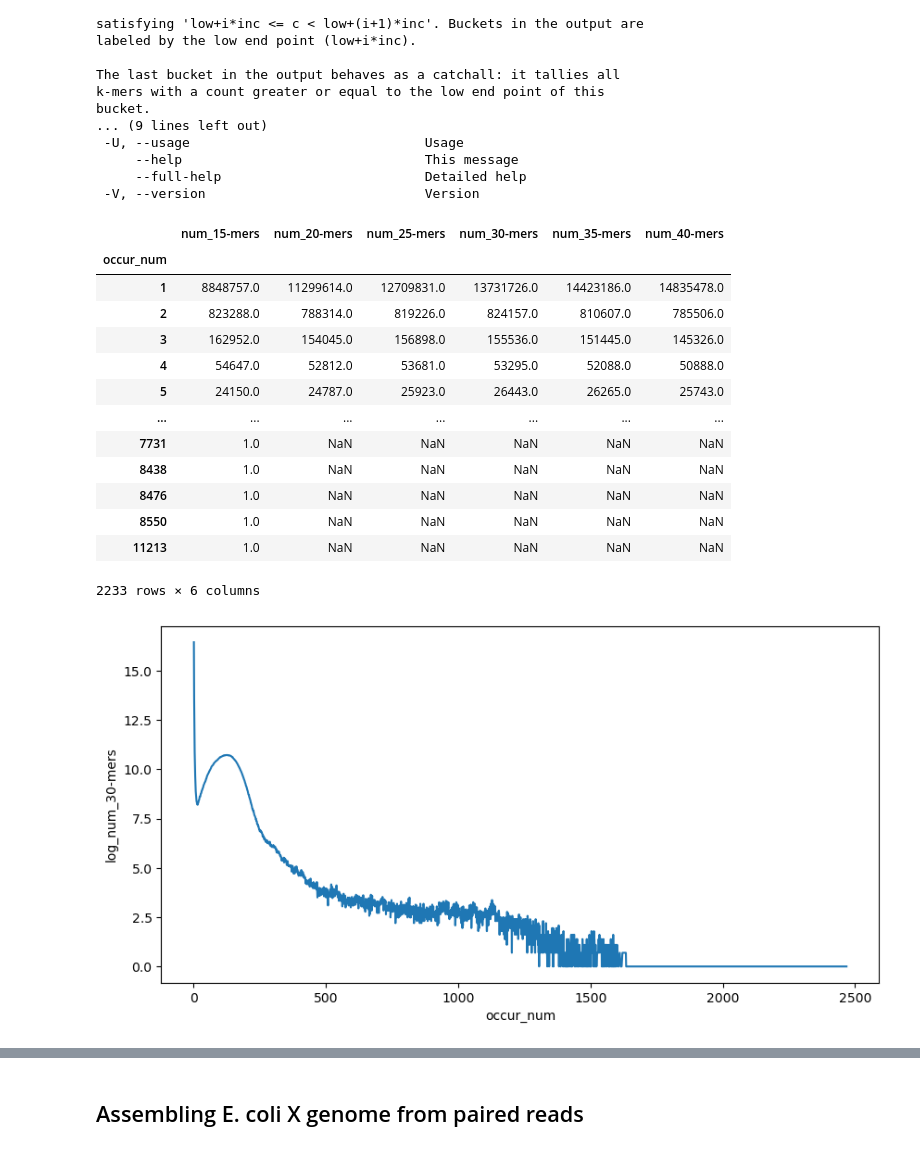
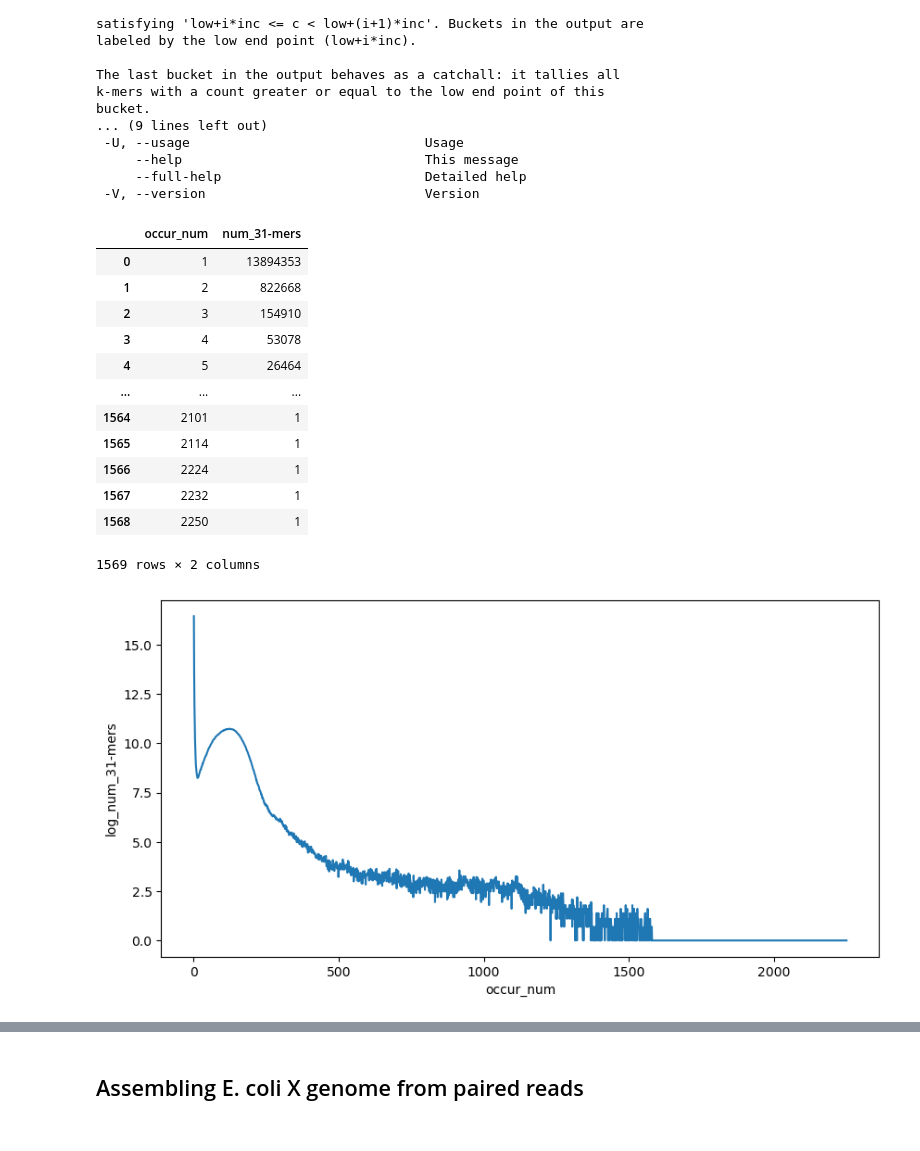
Before and after one commit to Nik9kin/workshopsBI, a Jupyter notebook: Project3/Lab_Notebook.ipynb, the cells around one changed output, grey strips where cells are left out. Drawn from its saved outputs; the diff is of its cells as text; code cells hidden in the pictures.

```diff
--- a/Project3/Lab_Notebook.ipynb
+++ b/Project3/Lab_Notebook.ipynb
@@ -144,31 +134,26 @@ bucket.
 # %%
 import numpy as np
 import pandas as pd
 import seaborn as sns
 import matplotlib.pyplot as plt
 
-df = {}
-for i in np.arange(15, 45, 5):
-    df[i] = pd.read_csv(f"jellyfish_analysis/plot_{i}.csv", sep=' ', names=["occur_num", f"num_{i}-mers"])
-    df[i].index = df[i]["occur_num"]
-    df[i].drop(columns=["occur_num"], inplace=True)
+df = pd.read_csv("jellyfish_analysis/plot_31.csv", sep=' ', names=["occur_num", "num_31-mers"])
+# df.index = df["occur_num"]
+# df.drop(columns=["occur_num"], inplace=True)
 
-dfs = pd.concat(df.values(), axis=1)
-dfs.sort_values("occur_num", inplace=True)
-dfs
+df
 # %% [output]
-|  | num_15-mers | num_20-mers | num_25-mers | num_30-mers | num_35-mers | num_40-mers |
-| occur_num |  |  |  |  |  |  |
-| 1 | 8848757.0 | 11299614.0 | 12709831.0 | 13731726.0 | 14423186.0 | 14835478.0 |
-| 2 | 823288.0 | 788314.0 | 819226.0 | 824157.0 | 810607.0 | 785506.0 |
-| 3 | 162952.0 | 154045.0 | 156898.0 | 155536.0 | 151445.0 | 145326.0 |
-| 4 | 54647.0 | 52812.0 | 53681.0 | 53295.0 | 52088.0 | 50888.0 |
-| 5 | 24150.0 | 24787.0 | 25923.0 | 26443.0 | 26265.0 | 25743.0 |
-| ... | ... | ... | ... | ... | ... | ... |
-| 7731 | 1.0 | NaN | NaN | NaN | NaN | NaN |
-| 8438 | 1.0 | NaN | NaN | NaN | NaN | NaN |
-| 8476 | 1.0 | NaN | NaN | NaN | NaN | NaN |
-| 8550 | 1.0 | NaN | NaN | NaN | NaN | NaN |
-| 11213 | 1.0 | NaN | NaN | NaN | NaN | NaN |
+|  | occur_num | num_31-mers |
+| 0 | 1 | 13894353 |
+| 1 | 2 | 822668 |
+| 2 | 3 | 154910 |
+| 3 | 4 | 53078 |
+| 4 | 5 | 26464 |
+| ... | ... | ... |
+| 1564 | 2101 | 1 |
+| 1565 | 2114 | 1 |
+| 1566 | 2224 | 1 |
+| 1567 | 2232 | 1 |
+| 1568 | 2250 | 1 |
-2233 rows × 6 columns
+1569 rows × 2 columns
 # %%
@@ -176,9 +161,9 @@ df[30]["log_num_30-mers"] = np.log(df[30]["num_30-mers"])
 # %%
 plt.figure(figsize=(10, 5))
-sns.lineplot(data=df[30], x="occur_num", y="log_num_30-mers")
+sns.lineplot(data=df, x="occur_num", y="log_num_31-mers")
 
 plt.show()
 # %% [output]
-[figure, old version]
+[figure, new version]
 # %%
 plt.figure(figsize=(10, 5))
```
Also changed, not shown: parts of 24 cells of this notebook, 8 other files.
